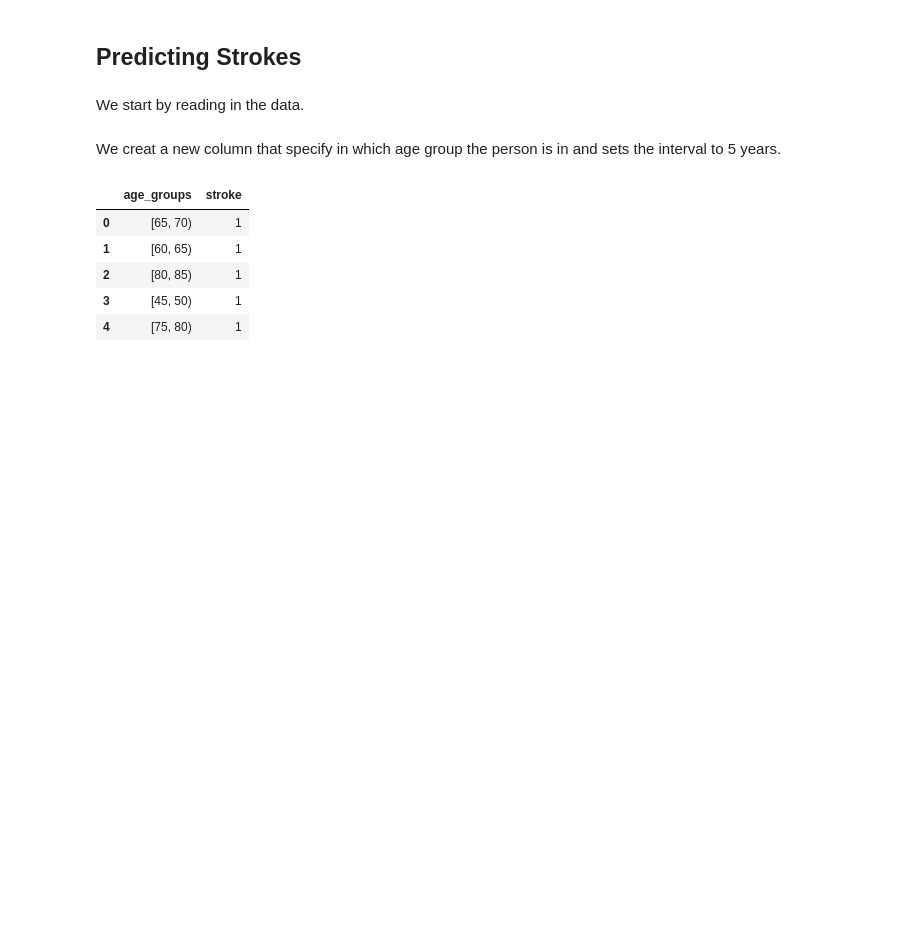
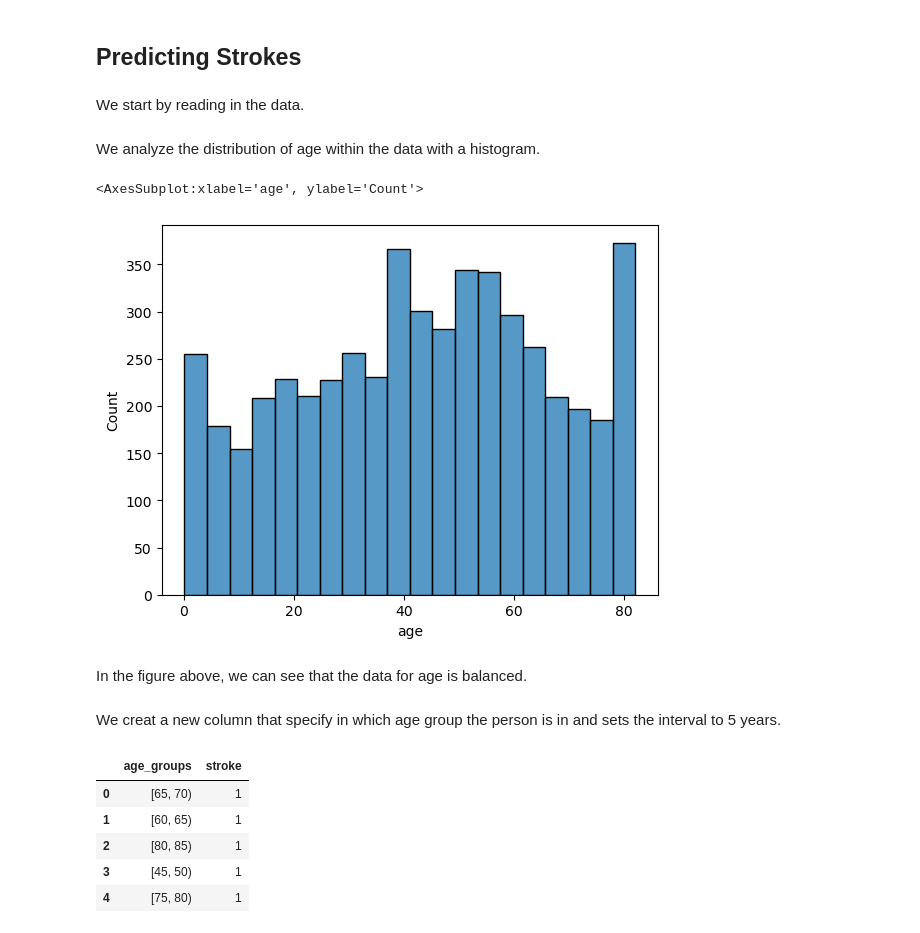
Before and after one commit to majaelm/su-mt4007, a Jupyter notebook: HW2/HW2.ipynb, the cells around one changed output. Saved outputs shown, nothing was run; the diff lists cells and outputs as text; code cells hidden in the pictures; blank space fills up the shorter version.

```diff
--- a/HW2/HW2.ipynb
+++ b/HW2/HW2.ipynb
@@ -117,6 +118,15 @@ election_df\
 We start by reading in the data.
 # %%
 strokes_df = pd.read_csv('https://raw.githubusercontent.com/su-mt4007/data/refs/heads/main/stroke-data.csv')
+# %% [markdown]
+We analyze the distribution of age within the data with a histogram.
+# %%
+sns.histplot(strokes_df['age'])
+# %% [output]
+<AxesSubplot:xlabel='age', ylabel='Count'>
+[figure, added]
+# %% [markdown]
+In the figure above, we can see that the data for age is balanced.
 # %% [markdown]
 We creat a new column that specify in which age group the person is in and sets the interval to 5 years.
 # %%
```
Also changed, not shown: parts of 2 cells of this notebook.
